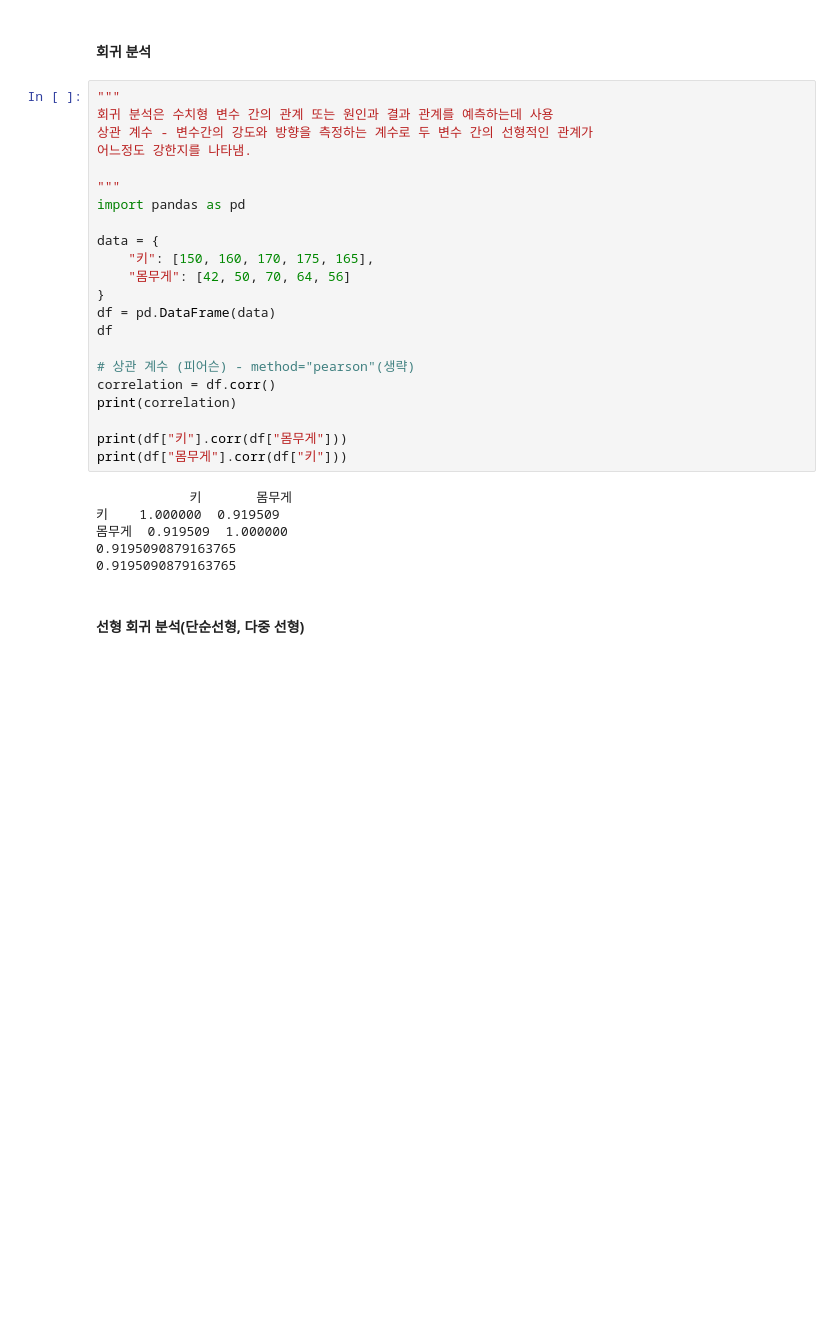
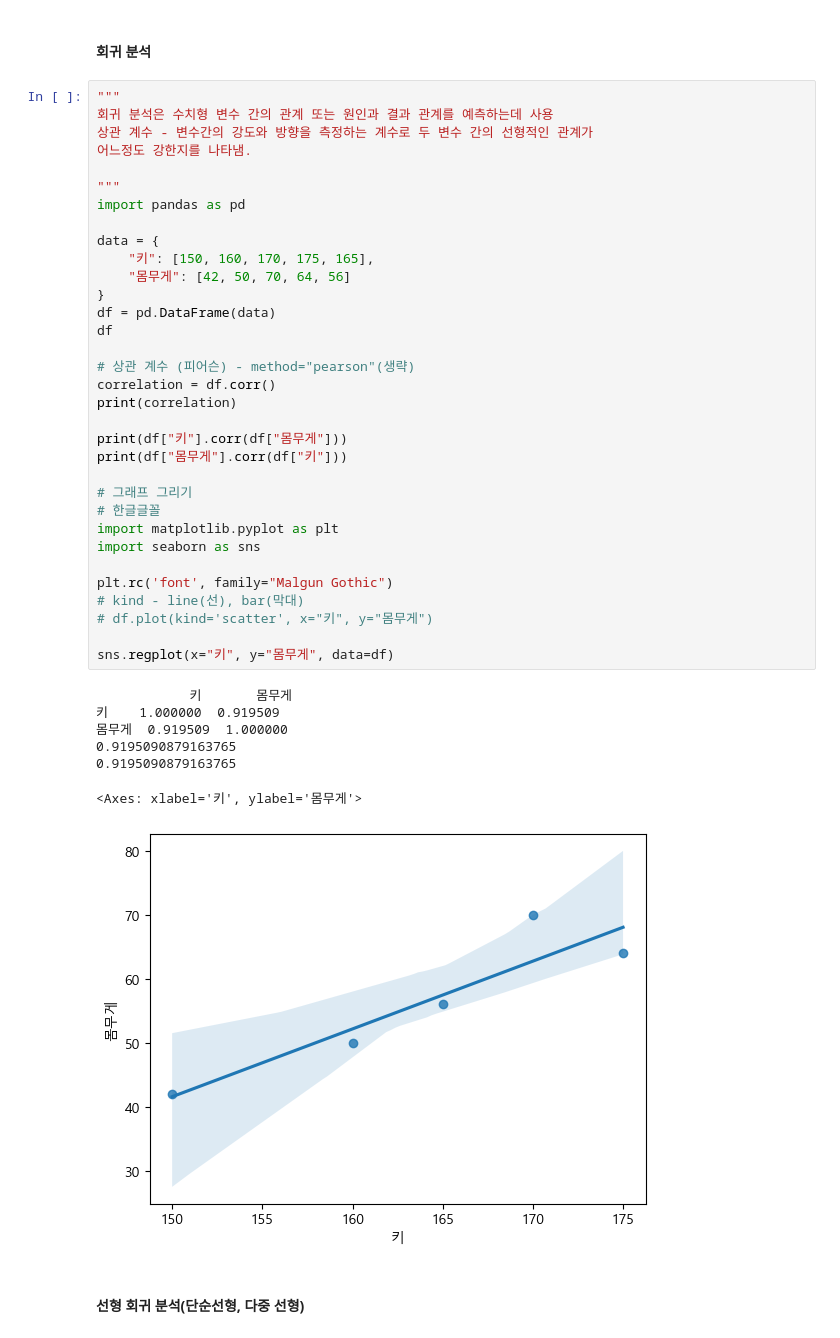
Before and after one commit to kiyongee2/big_data_works, a Jupyter notebook: 작업 3유형/유형3-2.ipynb, the cells around one changed output. Saved outputs shown, nothing was run; the diff lists cells and outputs as text; blank space fills up the shorter version.

```diff
--- a/작업 3유형/유형3-2.ipynb
+++ b/작업 3유형/유형3-2.ipynb
@@ -3,31 +3,44 @@
 # %%
 """
 회귀 분석은 수치형 변수 간의 관계 또는 원인과 결과 관계를 예측하는데 사용
 상관 계수 - 변수간의 강도와 방향을 측정하는 계수로 두 변수 간의 선형적인 관계가
 어느정도 강한지를 나타냄.
 
 """
 import pandas as pd
 
 data = {
     "키": [150, 160, 170, 175, 165],
     "몸무게": [42, 50, 70, 64, 56]
 }
 df = pd.DataFrame(data)
 df
 
 # 상관 계수 (피어슨) - method="pearson"(생략)
 correlation = df.corr()
 print(correlation)
 
 print(df["키"].corr(df["몸무게"]))
 print(df["몸무게"].corr(df["키"]))
+
+# 그래프 그리기
+# 한글글꼴
+import matplotlib.pyplot as plt
+import seaborn as sns
+
+plt.rc('font', family="Malgun Gothic")
+# kind - line(선), bar(막대)
+# df.plot(kind='scatter', x="키", y="몸무게")
+
+sns.regplot(x="키", y="몸무게", data=df)
 # %% [output]
             키       몸무게
 키    1.000000  0.919509
 몸무게  0.919509  1.000000
 0.9195090879163765
 0.9195090879163765
+<Axes: xlabel='키', ylabel='몸무게'>
+[figure, added]
 # %% [markdown]
 #### 선형 회귀 분석(단순선형, 다중 선형)
 # %%
```
Also changed, not shown: parts of 4 cells of this notebook, 13 other files.
